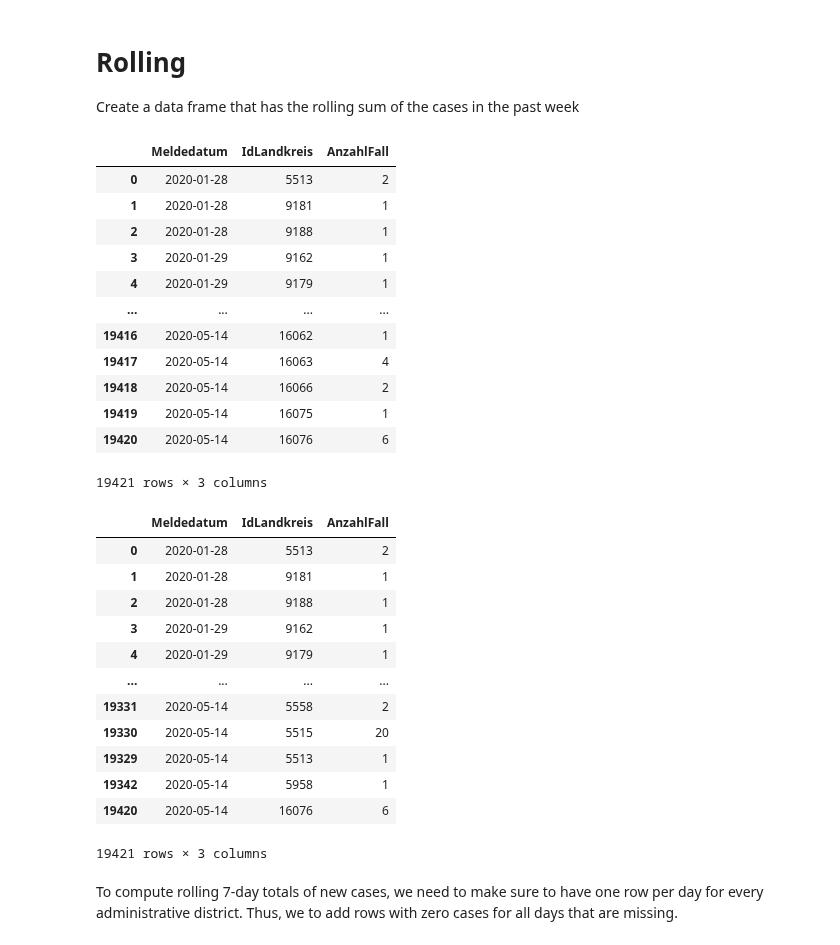
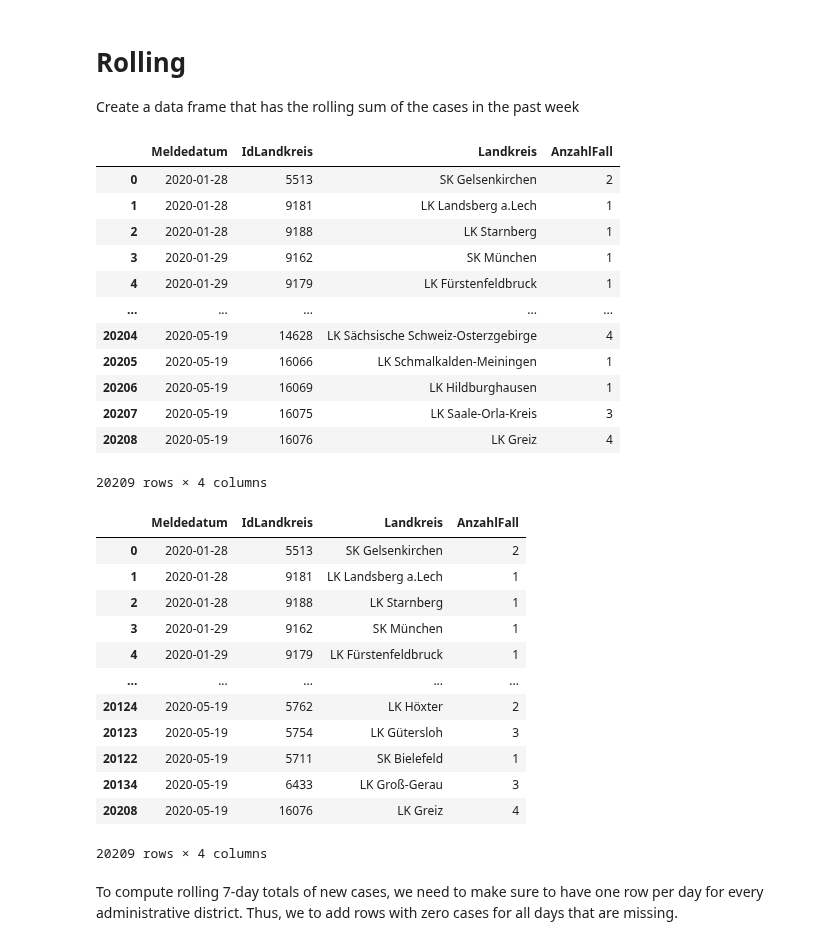
Before and after one commit to larpal/DSND_capstone, a Jupyter notebook: ETL.ipynb, the cells around one changed output. Drawn from its saved outputs; the diff is of its cells as text; code cells hidden in the pictures.

```diff
--- a/ETL.ipynb
+++ b/ETL.ipynb
@@ -49,6 +60,7 @@ Data cleaining:
 # %%
 # merge Berlin cases since we currently don't have population data for the individual districts
 df_cases.loc[df_cases['IdLandkreis'].isin(np.arange(11000,11013,1)),'IdLandkreis'] = 11000
+df_cases.loc[df_cases['IdLandkreis'].isin(np.arange(11000,11013,1)),'Landkreis'] = 'SK Berlin'
 # convert columns to datetimes
 #df_cases['Meldedatum'] = df_cases['Meldedatum'].apply(pd.to_datetime)
 #df_cases['Datenstand'] = df_cases['Datenstand'].apply(lambda x: pd.to_datetime(x.split(',')[0]))
@@ -107,38 +119,38 @@ Create a data frame that has the rolling sum of the cases in the past week
 # %%
 df_cases.copy()[['Meldedatum','AnzahlFall','IdLandkreis']].groupby(['Meldedatum','IdLandkreis']).sum().reset_index()
 # %% [output]
-|  | Meldedatum | IdLandkreis | AnzahlFall |
-| 0 | 2020-01-28 | 5513 | 2 |
-| 1 | 2020-01-28 | 9181 | 1 |
-| 2 | 2020-01-28 | 9188 | 1 |
-| 3 | 2020-01-29 | 9162 | 1 |
-| 4 | 2020-01-29 | 9179 | 1 |
-| ... | ... | ... | ... |
-| 19416 | 2020-05-14 | 16062 | 1 |
-| 19417 | 2020-05-14 | 16063 | 4 |
-| 19418 | 2020-05-14 | 16066 | 2 |
-| 19419 | 2020-05-14 | 16075 | 1 |
-| 19420 | 2020-05-14 | 16076 | 6 |
+|  | Meldedatum | IdLandkreis | Landkreis | AnzahlFall |
+| 0 | 2020-01-28 | 5513 | SK Gelsenkirchen | 2 |
+| 1 | 2020-01-28 | 9181 | LK Landsberg a.Lech | 1 |
+| 2 | 2020-01-28 | 9188 | LK Starnberg | 1 |
+| 3 | 2020-01-29 | 9162 | SK München | 1 |
+| 4 | 2020-01-29 | 9179 | LK Fürstenfeldbruck | 1 |
+| ... | ... | ... | ... | ... |
+| 20204 | 2020-05-19 | 14628 | LK Sächsische Schweiz-Osterzgebirge | 4 |
+| 20205 | 2020-05-19 | 16066 | LK Schmalkalden-Meiningen | 1 |
+| 20206 | 2020-05-19 | 16069 | LK Hildburghausen | 1 |
+| 20207 | 2020-05-19 | 16075 | LK Saale-Orla-Kreis | 3 |
+| 20208 | 2020-05-19 | 16076 | LK Greiz | 4 |
-19421 rows × 3 columns
+20209 rows × 4 columns
 # %%
 #df_cases.groupby('IdLandkreis').rolling('7d').sum()
-df_to_roll = df_cases.copy()[['Meldedatum','AnzahlFall','IdLandkreis']].groupby(['Meldedatum','IdLandkreis']).sum().reset_index()
+df_to_roll = df_cases.copy()[['Meldedatum','AnzahlFall','IdLandkreis','Landkreis']].groupby(['Meldedatum','IdLandkreis','Landkreis']).sum().reset_index()
 df_to_roll.sort_values(by='Meldedatum',inplace = True)
 df_to_roll
 # %% [output]
-|  | Meldedatum | IdLandkreis | AnzahlFall |
-| 0 | 2020-01-28 | 5513 | 2 |
-| 1 | 2020-01-28 | 9181 | 1 |
-| 2 | 2020-01-28 | 9188 | 1 |
-| 3 | 2020-01-29 | 9162 | 1 |
-| 4 | 2020-01-29 | 9179 | 1 |
-| ... | ... | ... | ... |
-| 19331 | 2020-05-14 | 5558 | 2 |
-| 19330 | 2020-05-14 | 5515 | 20 |
-| 19329 | 2020-05-14 | 5513 | 1 |
-| 19342 | 2020-05-14 | 5958 | 1 |
-| 19420 | 2020-05-14 | 16076 | 6 |
+|  | Meldedatum | IdLandkreis | Landkreis | AnzahlFall |
+| 0 | 2020-01-28 | 5513 | SK Gelsenkirchen | 2 |
+| 1 | 2020-01-28 | 9181 | LK Landsberg a.Lech | 1 |
+| 2 | 2020-01-28 | 9188 | LK Starnberg | 1 |
+| 3 | 2020-01-29 | 9162 | SK München | 1 |
+| 4 | 2020-01-29 | 9179 | LK Fürstenfeldbruck | 1 |
+| ... | ... | ... | ... | ... |
+| 20124 | 2020-05-19 | 5762 | LK Höxter | 2 |
+| 20123 | 2020-05-19 | 5754 | LK Gütersloh | 3 |
+| 20122 | 2020-05-19 | 5711 | SK Bielefeld | 1 |
+| 20134 | 2020-05-19 | 6433 | LK Groß-Gerau | 3 |
+| 20208 | 2020-05-19 | 16076 | LK Greiz | 4 |
-19421 rows × 3 columns
+20209 rows × 4 columns
 # %%
 #lkr_all - set(df_to_roll.loc[df_to_roll['Meldedatum'] == date ]['IdLandkreis'])
 # %%
```
Also changed, not shown: parts of 23 cells of this notebook, 4 other files.
